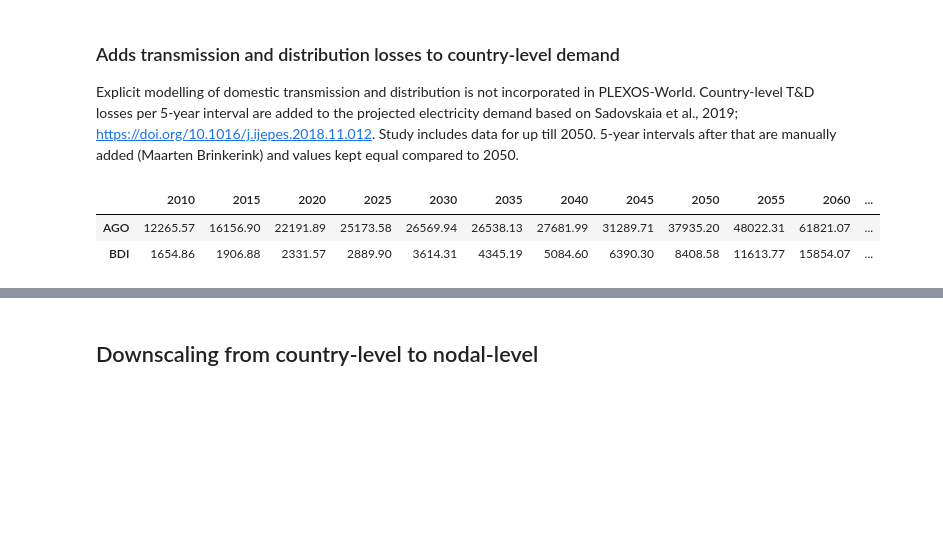
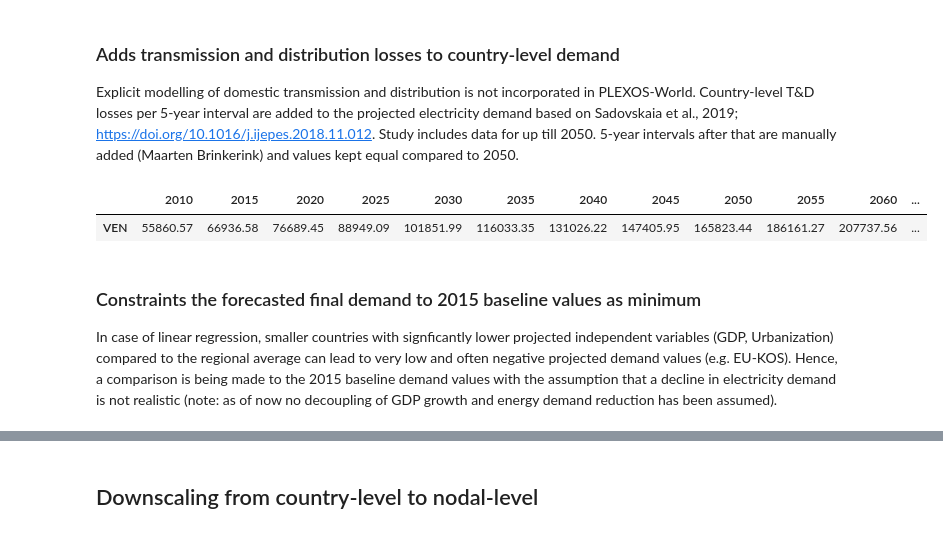
Before and after one commit to OSeMOSYS/osemosys_global, a Jupyter notebook: OPG_demand_projection.ipynb, the cells around one changed output, grey strips where cells are left out. Saved outputs shown, nothing was run; the diff lists cells and outputs as text; code cells hidden in the pictures; blank space fills up the shorter version.

```diff
--- a/OPG_demand_projection.ipynb
+++ b/OPG_demand_projection.ipynb
@@ -42,0 +48,18 @@ Import_iamc_db_GDPppp_Countries.head(2)
+# %%
+#Sets the spatial resolution for the regession, right now can only be applied to continental level by setting 'child_object'.
+#Note that not all countries have historical data available so country-level regression can't be applied for all.
+Spatial_Resolution = 'child_object'
+
+#Include urbanization as part of the regression? 'Yes' or 'No'
+Urbanization = 'Yes'
+
+#Set which SSP data and sources are to be used for the country-level GDP|PPP and Population projects.
+Pathway = 'SSP2'
+POP_Countries_Source = 'IIASA-WiC POP' #Options are 'IIASA-WiC POP' and 'NCAR'
+GDPppp_Countries_Source = 'OECD Env-Growth' #Options are 'IIASA GDP' and 'OECD Env-Growth'. 'OECD Env-Growth' has more entries.
+URB_Countries_Source = 'NCAR' #'NCAR' is the only option.
+
+#Set modelling years
+Years_List_5 = np.arange(2010, 2105, 5).tolist()
+Years_List = np.arange(2010, 2101).tolist()
+Years_List_Interpolation = list(set(Years_List) - set(Years_List_5))
@@ -422,7 +512,7 @@ Country_GDPppp_pp_SSP = pd.merge(Base_df_projections ,
                            right_index = True ,
                            how = 'left')
 
-for x in Years_List:
+for x in Years_List_5:
     Country_GDPppp_pp_SSP[x] = (Country_GDPppp_SSP[x] * 1000) / Country_POP_SSP[x]
 
 if Urbanization == 'Yes':
@@ -443,18 +533,18 @@ Country_Demand_projected_SSP = Country_GDPppp_pp_SSP.copy([[y]])
 Country_Demand_projected_SSP['Variable'] = 'Demand|projected|pp'
 
 if Urbanization == 'Yes':
-    for z in Years_List:
+    for z in Years_List_5:
          Country_Demand_projected_SSP[z] = (Country_Demand_projected_SSP['coef_GDPppp'] *
                                             Country_GDPppp_pp_SSP[z] +
                                             Country_Demand_projected_SSP['coef_Urb'] *
                                             Country_URB_SSP[z] +
                                             Country_Demand_projected_SSP['intercept'])
 else:
-    for z in Years_List:
+    for z in Years_List_5:
          Country_Demand_projected_SSP[z] = (Country_Demand_projected_SSP['coef_GDPppp'] *
                                             Country_GDPppp_pp_SSP[z] +
                                             Country_Demand_projected_SSP['intercept'])
 
-Country_Demand_projected_SSP.head(2)
+Country_Demand_projected_SSP.head(1)
 # %% [output]
 |  | child_object | Scenario | coef_GDPppp | coef_Urb | intercept | 2010 | 2015 | 2020 | 2025 | 2030 | ... |
@@ -511,10 +600,10 @@ for a in Spatial_Mapping_Country['child_object'].unique():
 #Multiplies the country-level projected demand pp (in kWh) with the total population (in millions) to get country-level
 #total projected demand (in GWh).
 Country_Demand_projected_SSP_Aggregated = pd.DataFrame()
-for x in Years_List:
+for x in Years_List_5:
      Country_Demand_projected_SSP_Aggregated[x] = (Country_Demand_projected_SSP[x] *
                                                    Country_POP_SSP[x]).round(2)
 
-Country_Demand_projected_SSP_Aggregated.head(2)
+Country_Demand_projected_SSP_Aggregated.head(1)
 # %% [output]
 |  | 2010 | 2015 | 2020 | 2025 | 2030 | 2035 | 2040 | 2045 | 2050 | 2055 | 2060 | ... |
@@ -526,27 +614,29 @@ Explicit modelling of domestic transmission and distribution is not incorporated
 # %%
 #Checks whether T&D is available for all included countries. An assertion error pops up in case data is missing.
 #In this case either data needs to be added to 'T&D Losses.xlsx'.
 Losses_Missing = Spatial_Mapping_Country[(~Spatial_Mapping_Country.index.isin(Import_Incl_Losses.Country))]
 
 assert Losses_Missing.empty , print(Losses_Missing)
 
 Country_Demand_Incl_Losses = Import_Incl_Losses.copy().set_index('Country')
 
 Country_Demand_Incl_Losses = Country_Demand_Incl_Losses[Country_Demand_Incl_Losses.index.isin
                                                         (Spatial_Mapping_Country.index)
                                                        ].reindex(Spatial_Mapping_Country.index)
 
-Country_Demand_projected_SSP_Incl_Losses = pd.DataFrame()
+Country_Demand_projected_SSP_Incl_Losses_Raw = pd.DataFrame()
 
 #Add T&D losses to the projected country-level demand.
-for z in Years_List:
-     Country_Demand_projected_SSP_Incl_Losses[z] = (Country_Demand_projected_SSP_Aggregated[z] *
+for z in Years_List_5:
+     Country_Demand_projected_SSP_Incl_Losses_Raw[z] = (Country_Demand_projected_SSP_Aggregated[z] *
                                                     Country_Demand_Incl_Losses[z] / 100 +
                                                     Country_Demand_projected_SSP_Aggregated[z]
-                                                   ).round(2)
+                                                   ).round(2).astype(float)
 
-Country_Demand_projected_SSP_Incl_Losses.head(2)
+Country_Demand_projected_SSP_Incl_Losses_Raw.tail(1)
 # %% [output]
 |  | 2010 | 2015 | 2020 | 2025 | 2030 | 2035 | 2040 | 2045 | 2050 | 2055 | 2060 | ... |
-| AGO | 12265.57 | 16156.90 | 22191.89 | 25173.58 | 26569.94 | 26538.13 | 27681.99 | 31289.71 | 37935.20 | 48022.31 | 61821.07 | ... |
-| BDI | 1654.86 | 1906.88 | 2331.57 | 2889.90 | 3614.31 | 4345.19 | 5084.60 | 6390.30 | 8408.58 | 11613.77 | 15854.07 | ... |
+| VEN | 55860.57 | 66936.58 | 76689.45 | 88949.09 | 101851.99 | 116033.35 | 131026.22 | 147405.95 | 165823.44 | 186161.27 | 207737.56 | ... |
+# %% [markdown]
+### Constraints the forecasted final demand to 2015 baseline values as minimum
+In case of linear regression, smaller countries with signficantly lower projected independent variables (GDP, Urbanization) compared to the regional average can lead to very low and often negative projected demand values (e.g. EU-KOS). Hence, a comparison is being made to the 2015 baseline demand values with the assumption that a decline in electricity demand is not realistic (note: as of now no decoupling of GDP growth and energy demand reduction has been assumed).
```
Also changed, not shown: parts of 24 cells of this notebook, 1 other file.
